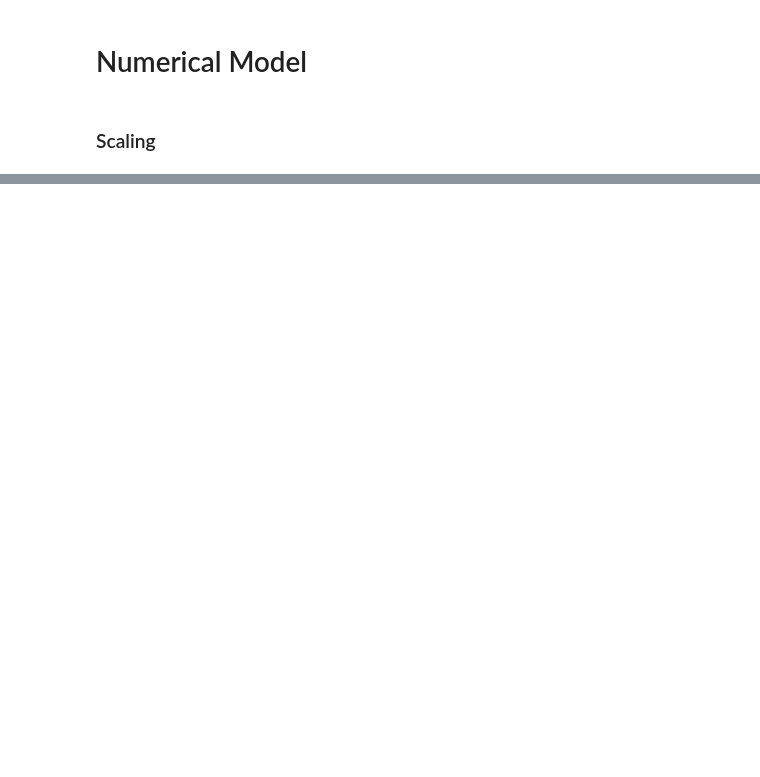
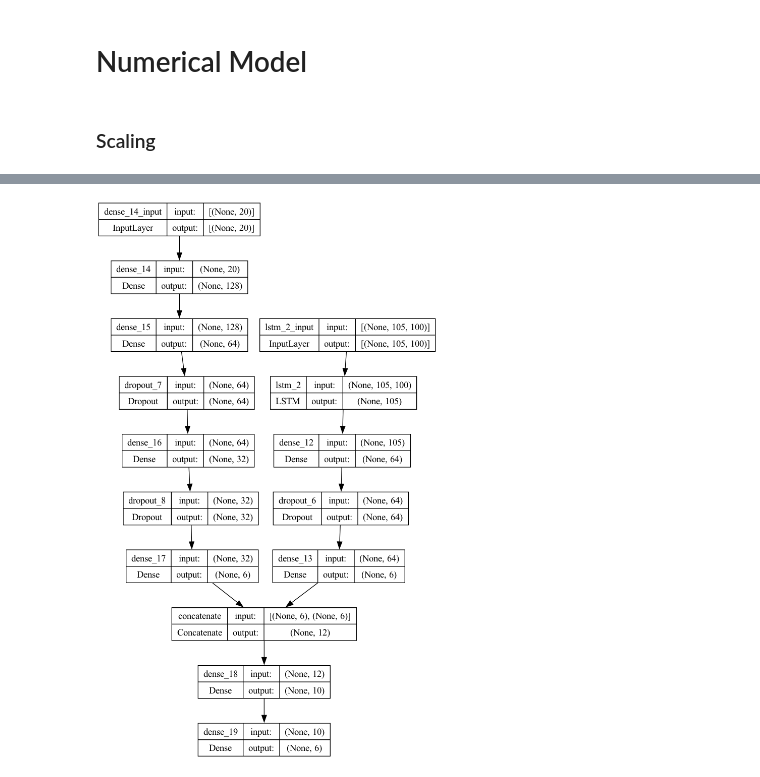
Before and after one commit to ChristineSi/neuroCraft, a Jupyter notebook: notebooks/NotebookAndrea.ipynb, the cells around one changed output, grey strips where cells are left out. Saved outputs shown, nothing was run; the diff lists cells and outputs as text; code cells hidden in the pictures; blank space fills up the shorter version.

```diff
--- a/notebooks/NotebookAndrea.ipynb
+++ b/notebooks/NotebookAndrea.ipynb
@@ -712,0 +747,9 @@ Test accuracy: 0.3477
+# %%
+# Define Inputs and Outputs of NLP model as with Numeric Model
+model_nlp = build_model_nlp() # comment-out to keep pre-trained weights not to start from scratch
+input_text = model_nlp.input
+output_text = model_nlp.output
+
+model_num = build_model_num() # comment-out to keep pre-trained weights not to start from scratch
+input_num = model_num.input
+output_num = model_num.output
@@ -712,0 +759,15 @@ Test accuracy: 0.3477
+# %%
+# Let's combine the two streams of data and add two dense layers on top!
+inputs = [input_text, input_num]
+
+combined = layers.concatenate([output_text, output_num])
+
+x = layers.Dense(10, activation="relu")(combined)
+
+outputs = layers.Dense(6, activation="softmax")(x)
+
+model_combined = models.Model(inputs=inputs, outputs=outputs)
+# %%
+plot_model(model_combined, "multi_input_model.png", show_shapes=True)
+# %% [output]
+[figure, added]
```
Also changed, not shown: parts of 19 cells of this notebook, 1 other file.
